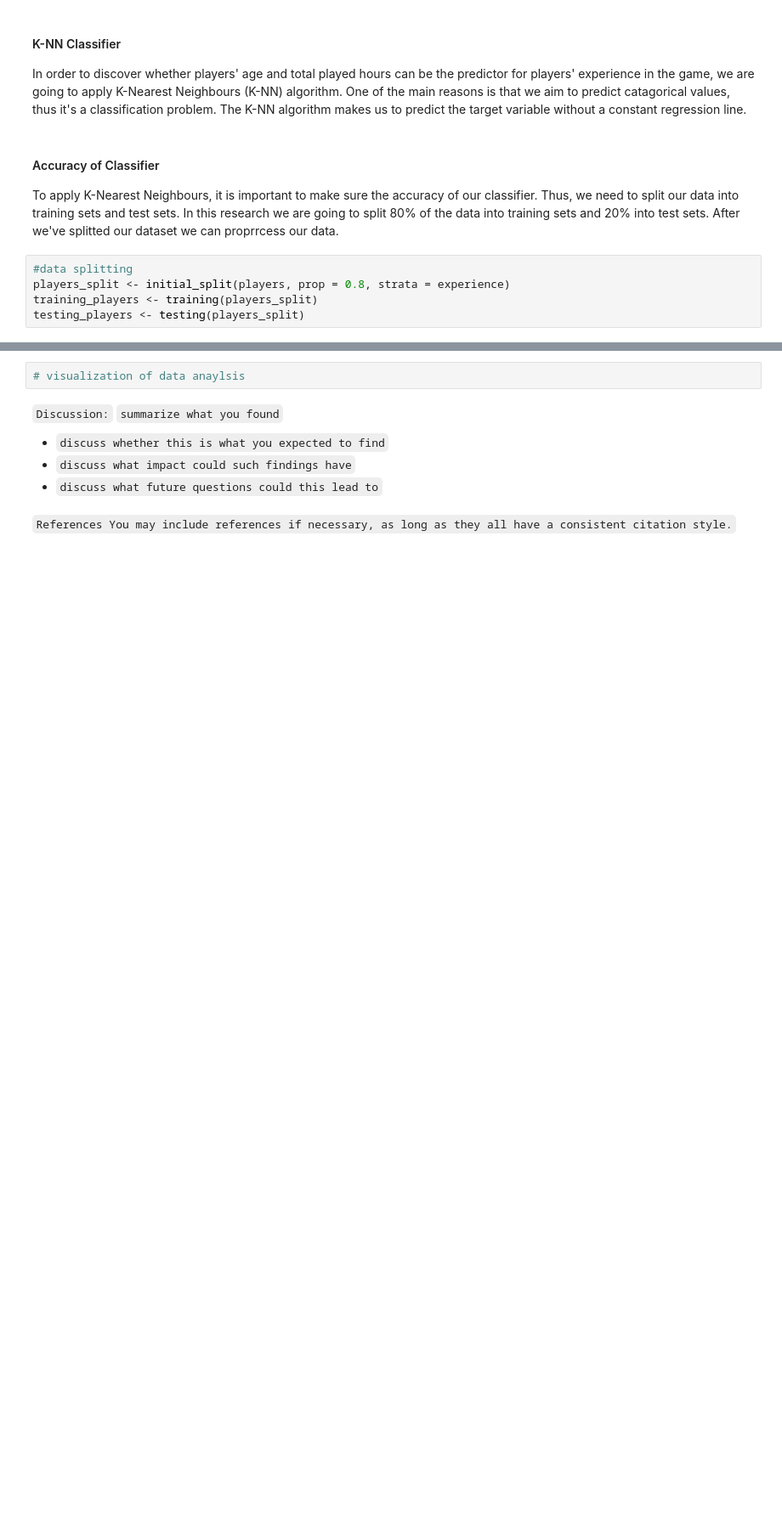
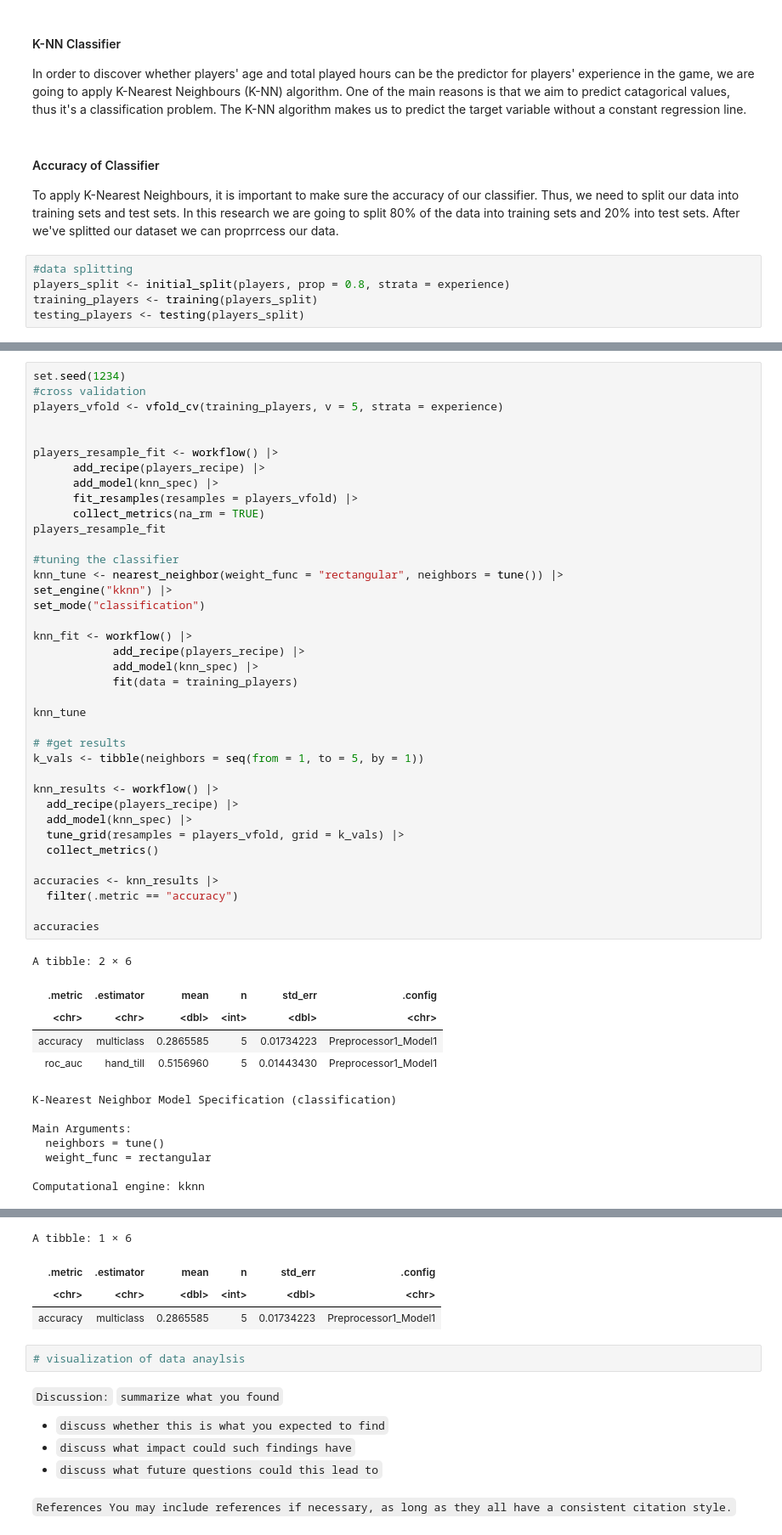
Before and after one commit to audryleine-isidro/dsci-final-project, a Jupyter notebook: Project Final Report- project 009- 35.ipynb, the cells around one changed output, grey strips where cells are left out. Shown at 85% size. Drawn from its saved outputs; the diff is of its cells as text; blank space fills up the shorter version.

Commit message:
Data analysis
added cross validation and tried to load results.

```diff
--- a/Project Final Report- project 009- 35.ipynb
+++ b/Project Final Report- project 009- 35.ipynb
@@ -237,0 +253,51 @@ acc
+# %%
+set.seed(1234)
+#cross validation
+players_vfold <- vfold_cv(training_players, v = 5, strata = experience)
+
+
+players_resample_fit <- workflow() |>
+      add_recipe(players_recipe) |>
+      add_model(knn_spec) |>
+      fit_resamples(resamples = players_vfold) |>
+      collect_metrics(na_rm = TRUE)
+players_resample_fit
+
+#tuning the classifier
+knn_tune <- nearest_neighbor(weight_func = "rectangular", neighbors = tune()) |>
+set_engine("kknn") |>
+set_mode("classification")
+
+knn_fit <- workflow() |>
+            add_recipe(players_recipe) |>
+            add_model(knn_spec) |>
+            fit(data = training_players)
+
+knn_tune
+
+# #get results
+k_vals <- tibble(neighbors = seq(from = 1, to = 5, by = 1))
+
+knn_results <- workflow() |>
+  add_recipe(players_recipe) |>
+  add_model(knn_spec) |>
+  tune_grid(resamples = players_vfold, grid = k_vals) |>
+  collect_metrics()
+
+accuracies <- knn_results |>
+  filter(.metric == "accuracy")
+
+accuracies
+# %% [output]
+A tibble: 2 × 6
+| .metric | .estimator | mean | n | std_err | .config |
+| <chr> | <chr> | <dbl> | <int> | <dbl> | <chr> |
+| accuracy | multiclass | 0.2865585 | 5 | 0.01734223 | Preprocessor1_Model1 |
+| roc_auc | hand_till | 0.5156960 | 5 | 0.01443430 | Preprocessor1_Model1 |
+K-Nearest Neighbor Model Specification (classification)
+
+Main Arguments:
+  neighbors = tune()
+  weight_func = rectangular
+
+Computational engine: kknn
@@ -238,3 +306,7 @@ acc
+A tibble: 1 × 6
+| .metric | .estimator | mean | n | std_err | .config |
+| <chr> | <chr> | <dbl> | <int> | <dbl> | <chr> |
+| accuracy | multiclass | 0.2865585 | 5 | 0.01734223 | Preprocessor1_Model1 |
 # %%
 # visualization of data anaylsis
 # %% [markdown]
```
Also changed, not shown: parts of 3 cells of this notebook.
